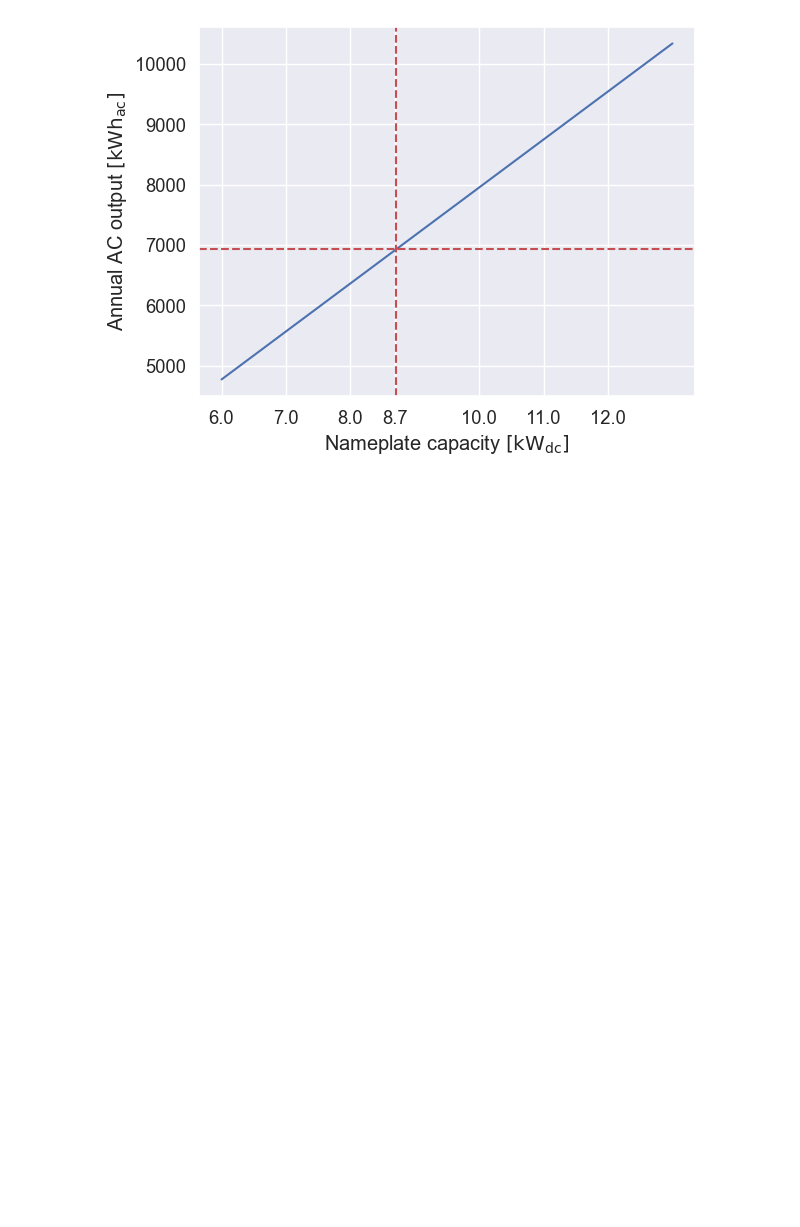
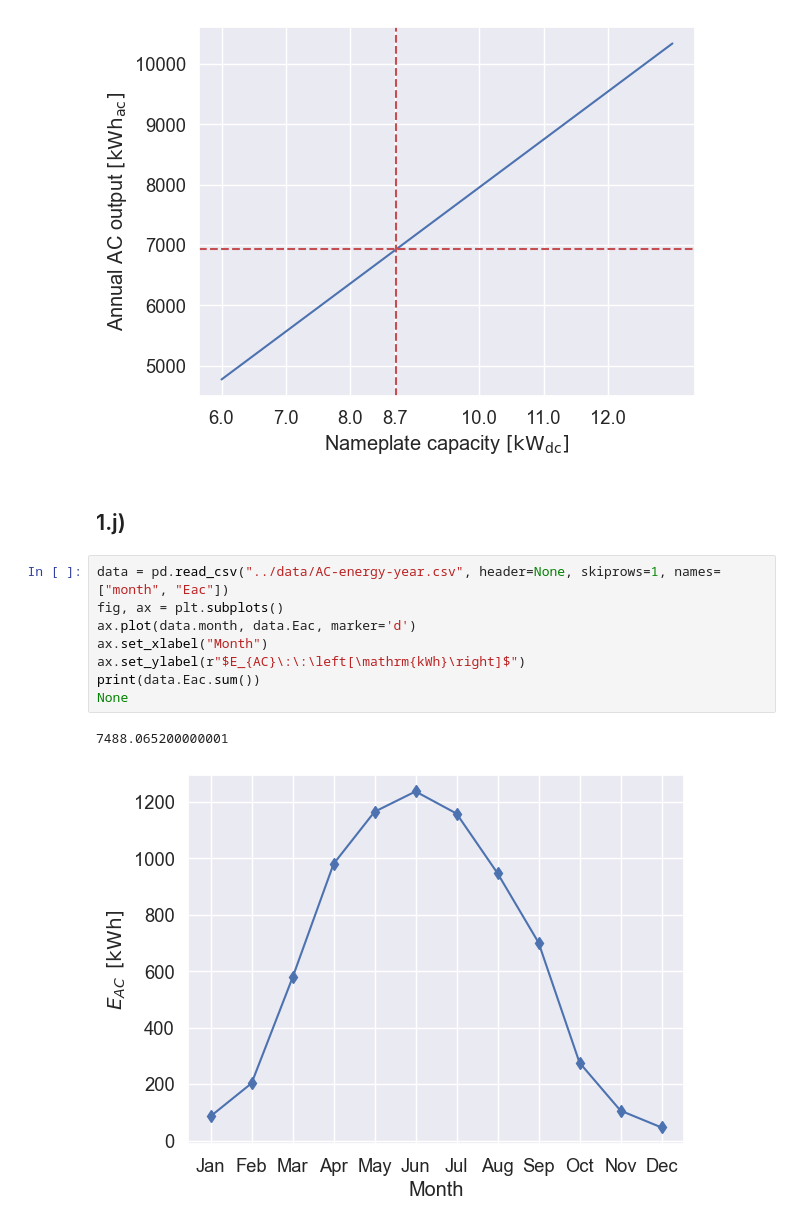
Before and after one commit to BastianValhoj/pv3, a Jupyter notebook: notebooks/bastian_part1.ipynb, the cells around one changed output. Saved outputs shown, nothing was run; the diff lists cells and outputs as text; blank space fills up the shorter version.

Commit message:
updated notebook for current plots

```diff
--- a/notebooks/bastian_part1.ipynb
+++ b/notebooks/bastian_part1.ipynb
@@ -173,3 +175,16 @@ ax.get_xticks()
 6931.200000000001
 array([ 6. ,  7. ,  8. ,  8.7, 10. , 11. , 12. ])
 [figure]
+# %% [markdown]
+## 1.j)
+# %%
+data = pd.read_csv("../data/AC-energy-year.csv", header=None, skiprows=1, names=["month", "Eac"])
+fig, ax = plt.subplots()
+ax.plot(data.month, data.Eac, marker='d')
+ax.set_xlabel("Month")
+ax.set_ylabel(r"$E_{AC}\:\:\left[\mathrm{kWh}\right]$")
+print(data.Eac.sum())
+None
+# %% [output]
+7488.065200000001
+[figure, added]
```
Also changed, not shown: parts of 3 cells of this notebook.
